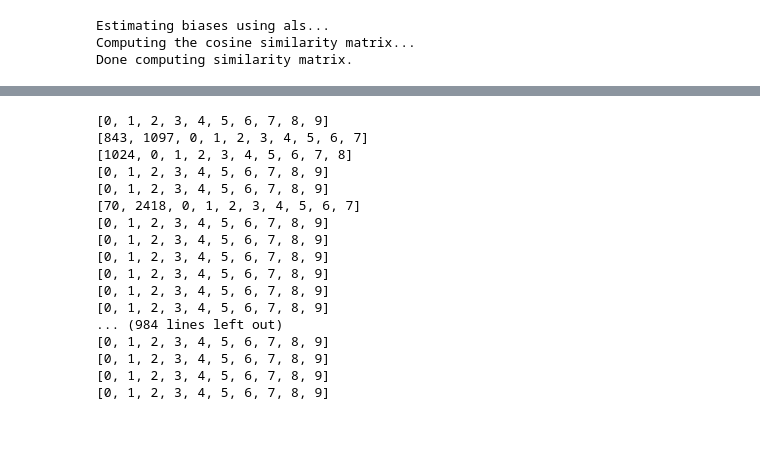
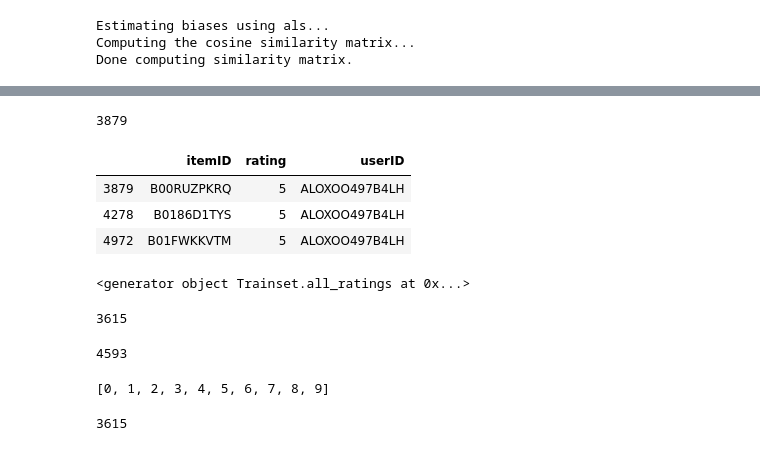
Before and after one commit to zwan074/Data-Assignment-3, a Jupyter notebook: Vincent/FlaskServer.ipynb, the cells around one changed output, grey strips where cells are left out. Drawn from its saved outputs; the diff is of its cells as text; code cells hidden in the pictures.

```diff
--- a/Vincent/FlaskServer.ipynb
+++ b/Vincent/FlaskServer.ipynb
@@ -194,21 +199,56 @@ if __name__ == '__main__':
-# %%
-for i in range ( 2000 , 3000) :
-    print (knn_algo.get_neighbors(i, k=10))
-# %% [output]
-[0, 1, 2, 3, 4, 5, 6, 7, 8, 9]
-[843, 1097, 0, 1, 2, 3, 4, 5, 6, 7]
-[1024, 0, 1, 2, 3, 4, 5, 6, 7, 8]
-[0, 1, 2, 3, 4, 5, 6, 7, 8, 9]
-[0, 1, 2, 3, 4, 5, 6, 7, 8, 9]
-[70, 2418, 0, 1, 2, 3, 4, 5, 6, 7]
-[0, 1, 2, 3, 4, 5, 6, 7, 8, 9]
-[0, 1, 2, 3, 4, 5, 6, 7, 8, 9]
-[0, 1, 2, 3, 4, 5, 6, 7, 8, 9]
-[0, 1, 2, 3, 4, 5, 6, 7, 8, 9]
-[0, 1, 2, 3, 4, 5, 6, 7, 8, 9]
-[0, 1, 2, 3, 4, 5, 6, 7, 8, 9]
-... (984 lines left out)
-[0, 1, 2, 3, 4, 5, 6, 7, 8, 9]
-[0, 1, 2, 3, 4, 5, 6, 7, 8, 9]
-[0, 1, 2, 3, 4, 5, 6, 7, 8, 9]
-[0, 1, 2, 3, 4, 5, 6, 7, 8, 9]
+# %%
+df = pd.read_csv('testForInput.csv')
+des_user_name = df[df['userID'] == 'ALOXOO497B4LH'].drop(df.columns[3], axis=1)
+
+
+des_user_name.index[0]
+# %% [output]
+3879
+# %%
+df = pd.read_csv('testForInput.csv')
+# A reader is still needed but only the rating_scale param is requiered.
+reader = Reader(rating_scale=(1, 5))
+
+# The columns must correspond to user id, item id and ratings (in that order).
+data = Dataset.load_from_df(df[['userID', 'itemID', 'rating']], reader)
+trainset = data.build_full_trainset()
+# %%
+des_user_name = df[df['userID'] == 'ALOXOO497B4LH'].drop(df.columns[3], axis=1)
+des_user_name
+# %% [output]
+|  | itemID | rating | userID |
+| 3879 | B00RUZPKRQ | 5 | ALOXOO497B4LH |
+| 4278 | B0186D1TYS | 5 | ALOXOO497B4LH |
+| 4972 | B01FWKKVTM | 5 | ALOXOO497B4LH |
+# %%
+print ( trainset.all_ratings() )
+# %% [output]
+<generator object Trainset.all_ratings at 0x...>
+# %%
+i = 0
+for item in df['userID'].unique():
+    if item == 'ALOXOO497B4LH':
+        print (i)
+    i += 1
+# %% [output]
+3615
+# %%
+len ( df['userID'].unique() )
+# %% [output]
+4593
+# %%
+df = pd.read_csv('testForInput.csv')
+i = 0
+for item in df['userID'].unique():
+    if item == 'ALOXOO497B4LH':
+        break
+    i += 1
+
+toy_k_neighbors = knn_algo.get_neighbors(i, k=10)
+toy_k_neighbors
+# %% [output]
+[0, 1, 2, 3, 4, 5, 6, 7, 8, 9]
+# %%
+i
+# %% [output]
+3615
```
Also changed, not shown: parts of 1 cell of this notebook, 2 other files.
